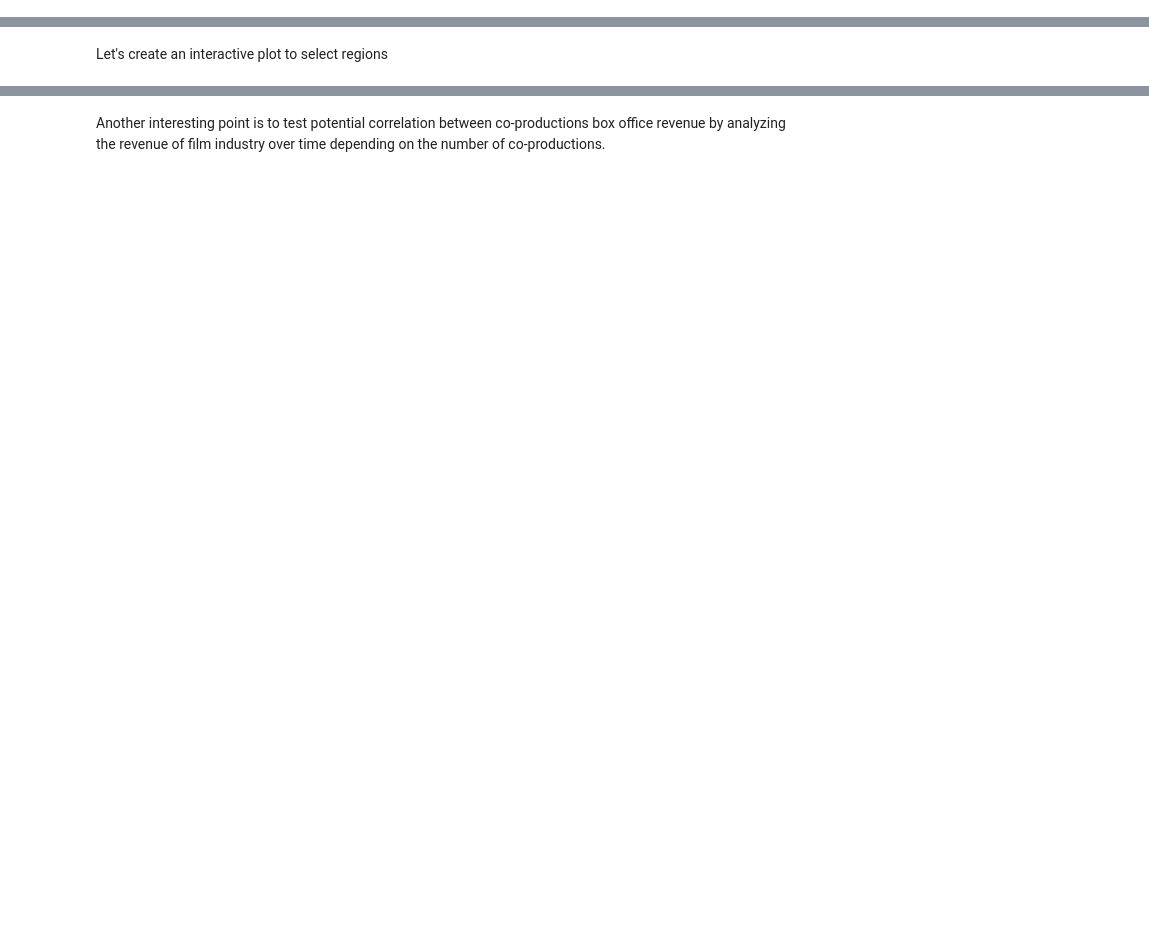
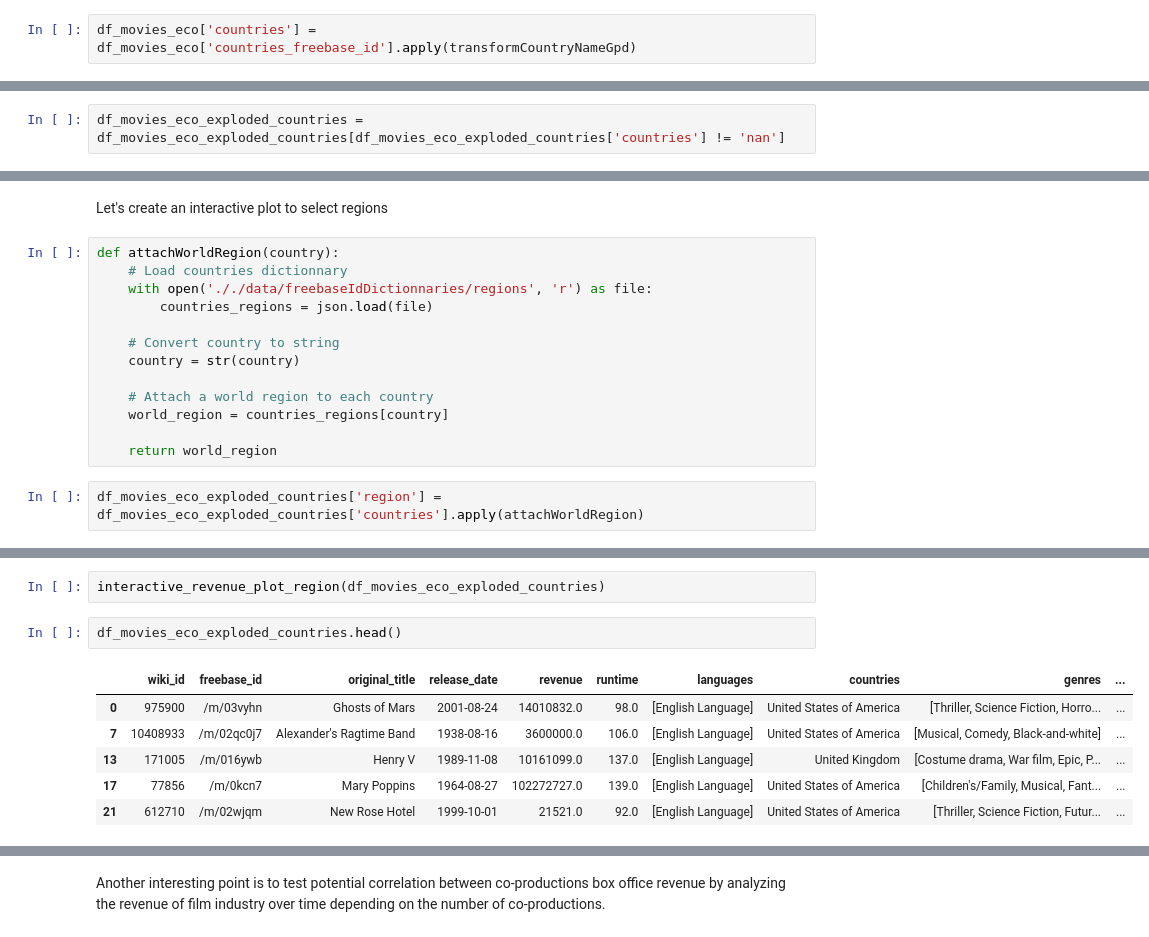
Before and after one commit to epfl-ada/ada-2024-project-teamcsx24, a Jupyter notebook: results_economy.ipynb, the cells around one changed output, grey strips where cells are left out. Saved outputs shown, nothing was run; the diff lists cells and outputs as text; blank space fills up the shorter version.

```diff
--- a/results_economy.ipynb
+++ b/results_economy.ipynb
@@ -333,0 +350,2 @@ Finally, we can state that it is possible to address the topic of free trade in
+# %%
+df_movies_eco['countries'] = df_movies_eco['countries_freebase_id'].apply(transformCountryNameGpd)
@@ -360,3 +408,5 @@ Data columns (total 14 columns):
  13  revenue_adj            11084 non-null  float64
 dtypes: datetime64[ns](1), float64(4), int64(1), object(8)
 memory usage: 1.3+ MB
+# %%
+df_movies_eco_exploded_countries = df_movies_eco_exploded_countries[df_movies_eco_exploded_countries['countries'] != 'nan']
@@ -582,2 +682,17 @@ interactive_revenue_plot(df_movies_eco_exploded_countries)
 # %% [markdown]
 Let's create an interactive plot to select regions
+# %%
+def attachWorldRegion(country):
+    # Load countries dictionnary
+    with open('././data/freebaseIdDictionnaries/regions', 'r') as file:
+        countries_regions = json.load(file)
+
+    # Convert country to string
+    country = str(country)
+
+    # Attach a world region to each country
+    world_region = countries_regions[country]
+
+    return world_region
+# %%
+df_movies_eco_exploded_countries['region'] = df_movies_eco_exploded_countries['countries'].apply(attachWorldRegion)
@@ -583,0 +818,11 @@ Let's create an interactive plot to select regions
+# %%
+interactive_revenue_plot_region(df_movies_eco_exploded_countries)
+# %%
+df_movies_eco_exploded_countries.head()
+# %% [output]
+|  | wiki_id | freebase_id | original_title | release_date | revenue | runtime | languages | countries | genres | ... |
+| 0 | 975900 | /m/03vyhn | Ghosts of Mars | 2001-08-24 | 14010832.0 | 98.0 | [English Language] | United States of America | [Thriller, Science Fiction, Horro... | ... |
+| 7 | 10408933 | /m/02qc0j7 | Alexander's Ragtime Band | 1938-08-16 | 3600000.0 | 106.0 | [English Language] | United States of America | [Musical, Comedy, Black-and-white] | ... |
+| 13 | 171005 | /m/016ywb | Henry V | 1989-11-08 | 10161099.0 | 137.0 | [English Language] | United Kingdom | [Costume drama, War film, Epic, P... | ... |
+| 17 | 77856 | /m/0kcn7 | Mary Poppins | 1964-08-27 | 102272727.0 | 139.0 | [English Language] | United States of America | [Children's/Family, Musical, Fant... | ... |
+| 21 | 612710 | /m/02wjqm | New Rose Hotel | 1999-10-01 | 21521.0 | 92.0 | [English Language] | United States of America | [Thriller, Science Fiction, Futur... | ... |
```
Also changed, not shown: parts of 19 cells of this notebook.
